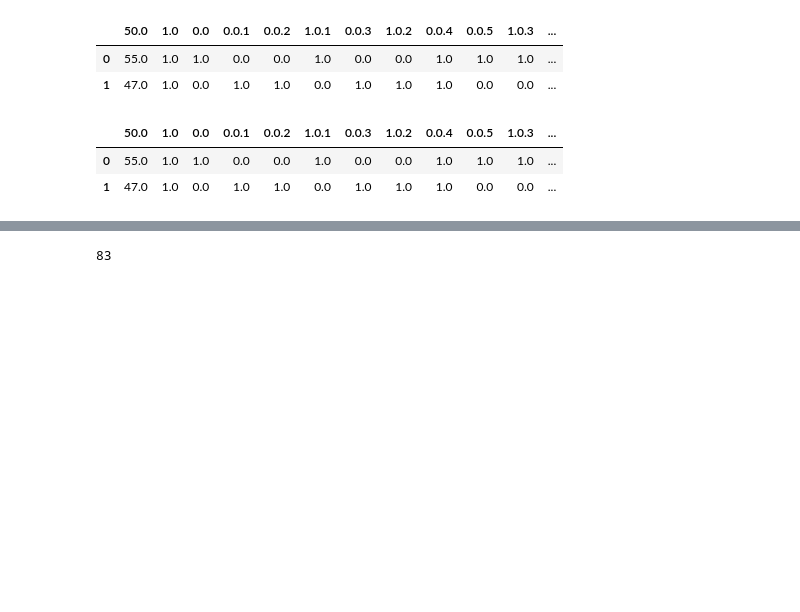
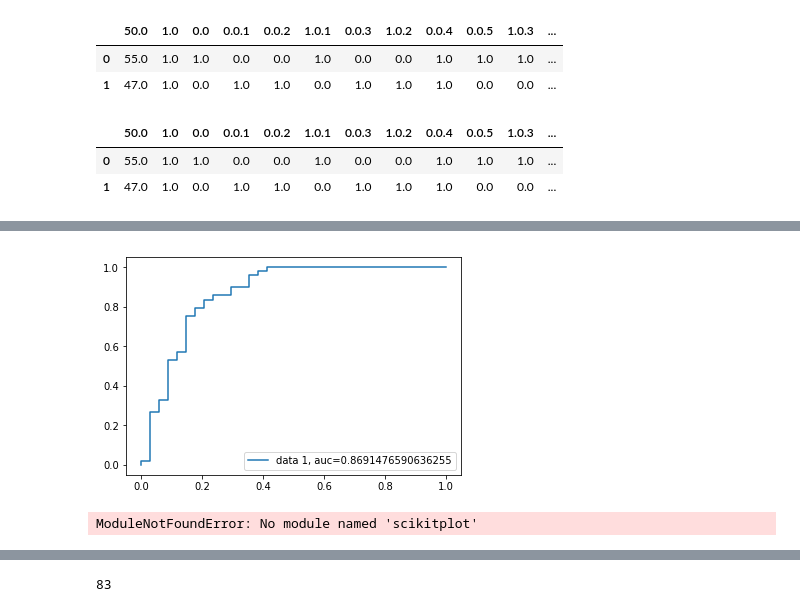
Before and after one commit to nazmos-sakib/Jupter_notebook_workspace, a Jupyter notebook: neural_net_thesis_code_new/04.cross-validation.ipynb, the cells around one changed output, grey strips where cells are left out. Drawn from its saved outputs; the diff is of its cells as text; code cells hidden in the pictures; blank space fills up the shorter version.

```diff
--- a/neural_net_thesis_code_new/04.cross-validation.ipynb
+++ b/neural_net_thesis_code_new/04.cross-validation.ipynb
@@ -65,6 +70,8 @@ oos_y = []
 oos_pred = []
 fold = 0
 kfold_validation_score_store = []
+
+terget_names = ["NO","YES"]
 # %%
 '''
 model = Sequential([
@@ -133,0 +201,19 @@ score
+# %%
+y_pred_proba = model.predict_proba(x_test)[::,1]
+fpr, tpr, _ = metrics.roc_curve(y_test,  y_pred_proba)
+auc = metrics.roc_auc_score(y_test, y_pred_proba)
+plt.plot(fpr,tpr,label="data 1, auc="+str(auc))
+plt.legend(loc=4)
+plt.show()
+# %% [output]
+[figure, added]
+# %%
+import scikitplot as skplt
+import matplotlib.pyplot as plt
+
+#y_true = # ground truth labels
+#y_probas = # predicted probabilities generated by sklearn classifier
+skplt.metrics.plot_roc_curve(y_test,  y_pred_proba)
+plt.show()
+# %% [output]
+ModuleNotFoundError: No module named 'scikitplot'
```
Also changed, not shown: parts of 39 cells of this notebook, 32 other files.
